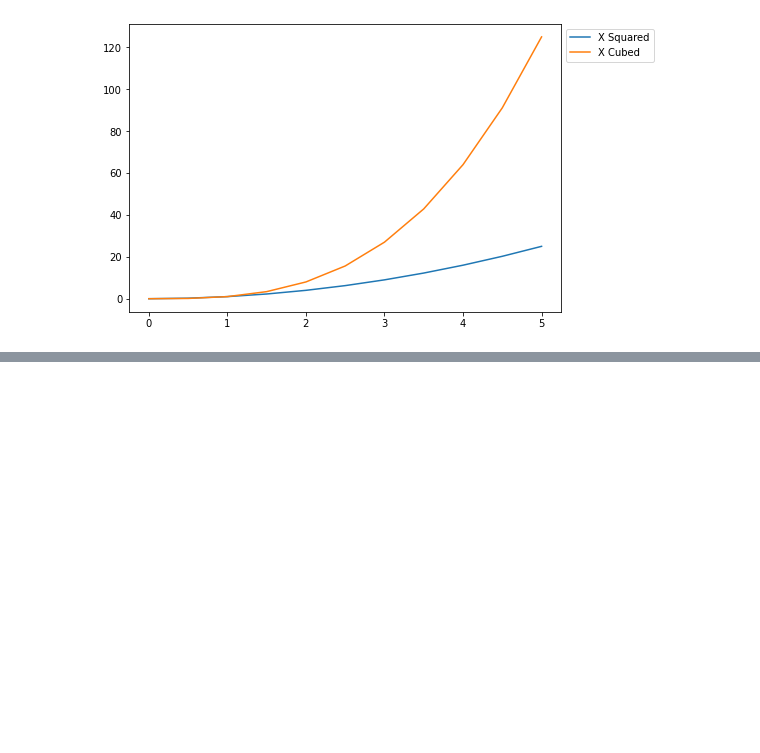
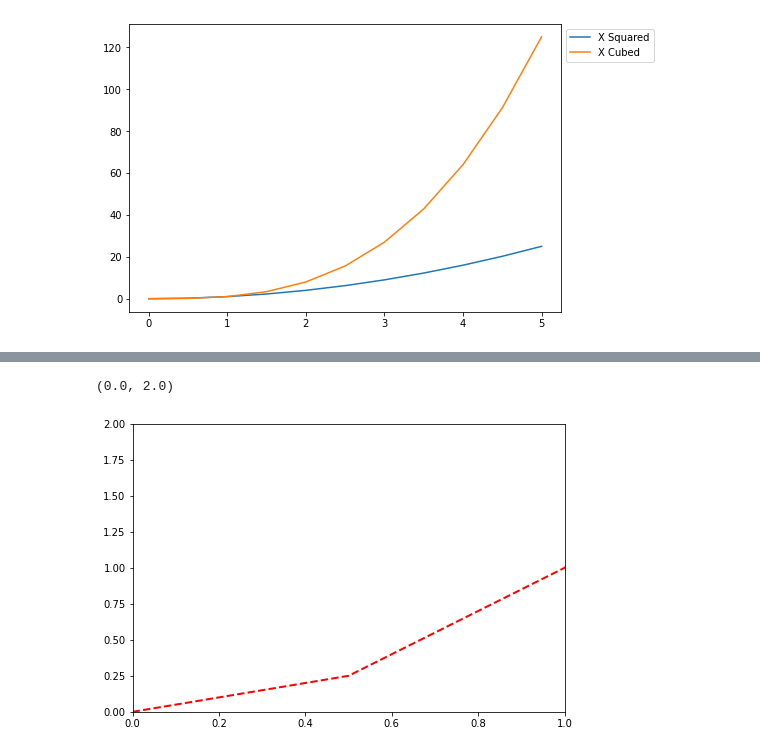
Before and after one commit to rmanaem/py4datasci, a Jupyter notebook: notebooks/matplotlib.ipynb, the cells around one changed output, grey strips where cells are left out. Saved outputs shown, nothing was run; the diff lists cells and outputs as text; code cells hidden in the pictures; blank space fills up the shorter version.

```diff
--- a/notebooks/matplotlib.ipynb
+++ b/notebooks/matplotlib.ipynb
@@ -149,0 +166,10 @@ ax.legend(['X Squared', 'X Cubed'], bbox_to_anchor=(1.0, 1.0), loc='upper left')
+# %%
+# Limiting x and y
+fig = plt.figure()
+ax = fig.add_axes([0,0,1,1])
+ax.plot(x, y, color='red', lw=2, ls='--')
+ax.set_xlim([0,1])
+ax.set_ylim([0,2])
+# %% [output]
+(0.0, 2.0)
+[figure, added]
```
Also changed, not shown: parts of 8 cells of this notebook.
